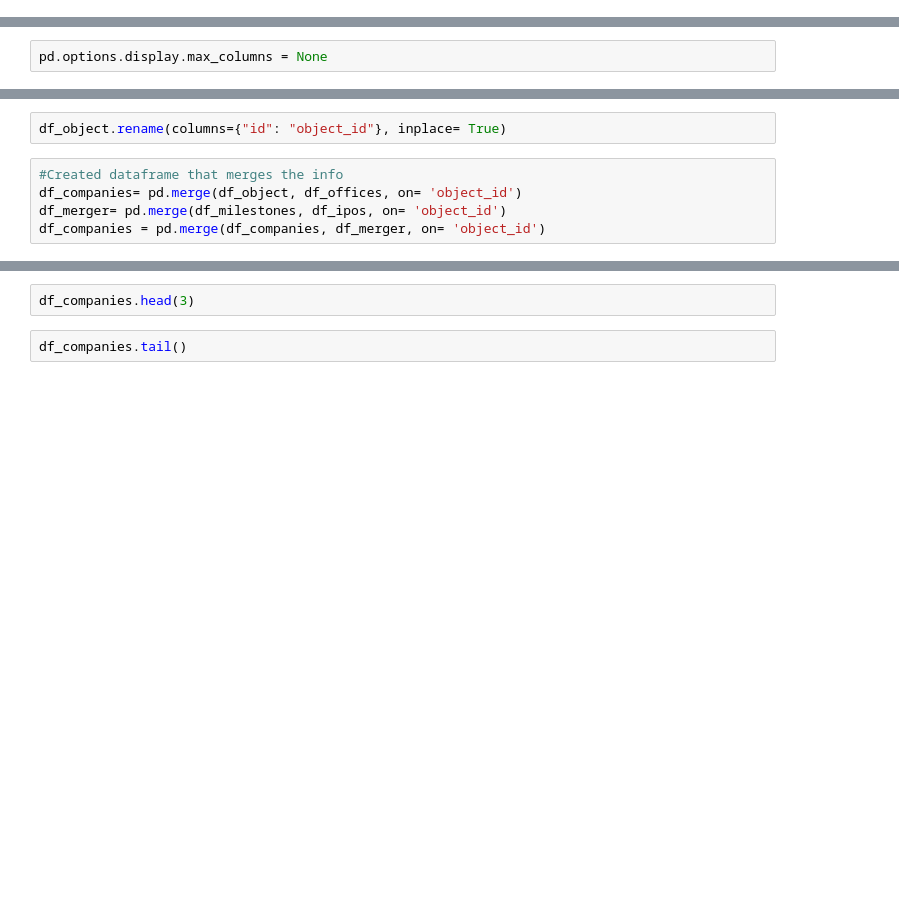
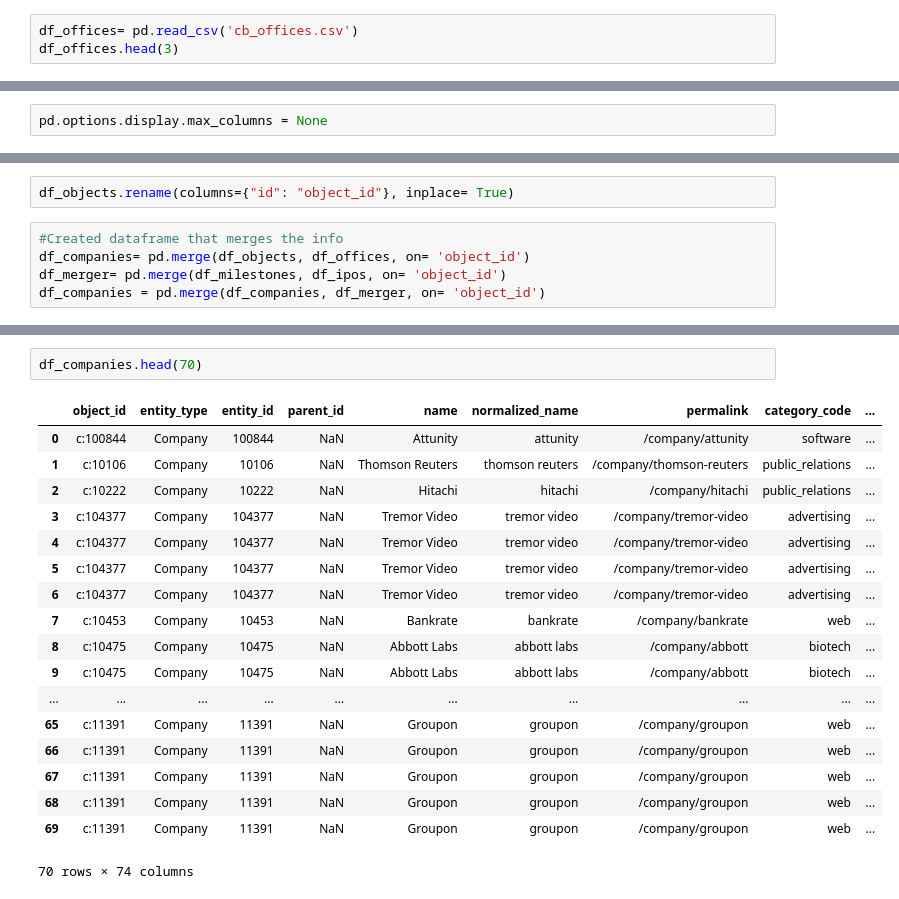
Before and after one commit to oanaale95/TL-Seeder, a Jupyter notebook: DataScienceML.ipynb, the cells around one changed output, grey strips where cells are left out. Drawn from its saved outputs; the diff is of its cells as text; blank space fills up the shorter version.

```diff
--- a/DataScienceML.ipynb
+++ b/DataScienceML.ipynb
@@ -146,0 +114,3 @@ df_peep.drop(columns='Unnamed: 6')
+# %%
+df_offices= pd.read_csv('cb_offices.csv')
+df_offices.head(3)
@@ -158,7 +263,7 @@ df_object.head(3)
 # %%
-df_object.rename(columns={"id": "object_id"}, inplace= True)
+df_objects.rename(columns={"id": "object_id"}, inplace= True)
 # %%
 #Created dataframe that merges the info
-df_companies= pd.merge(df_object, df_offices, on= 'object_id')
+df_companies= pd.merge(df_objects, df_offices, on= 'object_id')
 df_merger= pd.merge(df_milestones, df_ipos, on= 'object_id')
 df_companies = pd.merge(df_companies, df_merger, on= 'object_id')
@@ -165,4 +296,21 @@ df_companies = pd.merge(df_companies, df_merger, on= 'object_id')
 # %%
-df_companies.head(3)
+df_companies.head(70)
+# %% [output]
+|  | object_id | entity_type | entity_id | parent_id | name | normalized_name | permalink | category_code | ... |
+| 0 | c:100844 | Company | 100844 | NaN | Attunity | attunity | /company/attunity | software | ... |
+| 1 | c:10106 | Company | 10106 | NaN | Thomson Reuters | thomson reuters | /company/thomson-reuters | public_relations | ... |
+| 2 | c:10222 | Company | 10222 | NaN | Hitachi | hitachi | /company/hitachi | public_relations | ... |
+| 3 | c:104377 | Company | 104377 | NaN | Tremor Video | tremor video | /company/tremor-video | advertising | ... |
+| 4 | c:104377 | Company | 104377 | NaN | Tremor Video | tremor video | /company/tremor-video | advertising | ... |
+| 5 | c:104377 | Company | 104377 | NaN | Tremor Video | tremor video | /company/tremor-video | advertising | ... |
+| 6 | c:104377 | Company | 104377 | NaN | Tremor Video | tremor video | /company/tremor-video | advertising | ... |
+| 7 | c:10453 | Company | 10453 | NaN | Bankrate | bankrate | /company/bankrate | web | ... |
+| 8 | c:10475 | Company | 10475 | NaN | Abbott Labs | abbott labs | /company/abbott | biotech | ... |
+| 9 | c:10475 | Company | 10475 | NaN | Abbott Labs | abbott labs | /company/abbott | biotech | ... |
+| ... | ... | ... | ... | ... | ... | ... | ... | ... | ... |
+| 65 | c:11391 | Company | 11391 | NaN | Groupon | groupon | /company/groupon | web | ... |
+| 66 | c:11391 | Company | 11391 | NaN | Groupon | groupon | /company/groupon | web | ... |
+| 67 | c:11391 | Company | 11391 | NaN | Groupon | groupon | /company/groupon | web | ... |
+| 68 | c:11391 | Company | 11391 | NaN | Groupon | groupon | /company/groupon | web | ... |
+| 69 | c:11391 | Company | 11391 | NaN | Groupon | groupon | /company/groupon | web | ... |
+70 rows × 74 columns
-# %%
-df_companies.tail()
```
Also changed, not shown: parts of 81 cells of this notebook, 2 other files.
